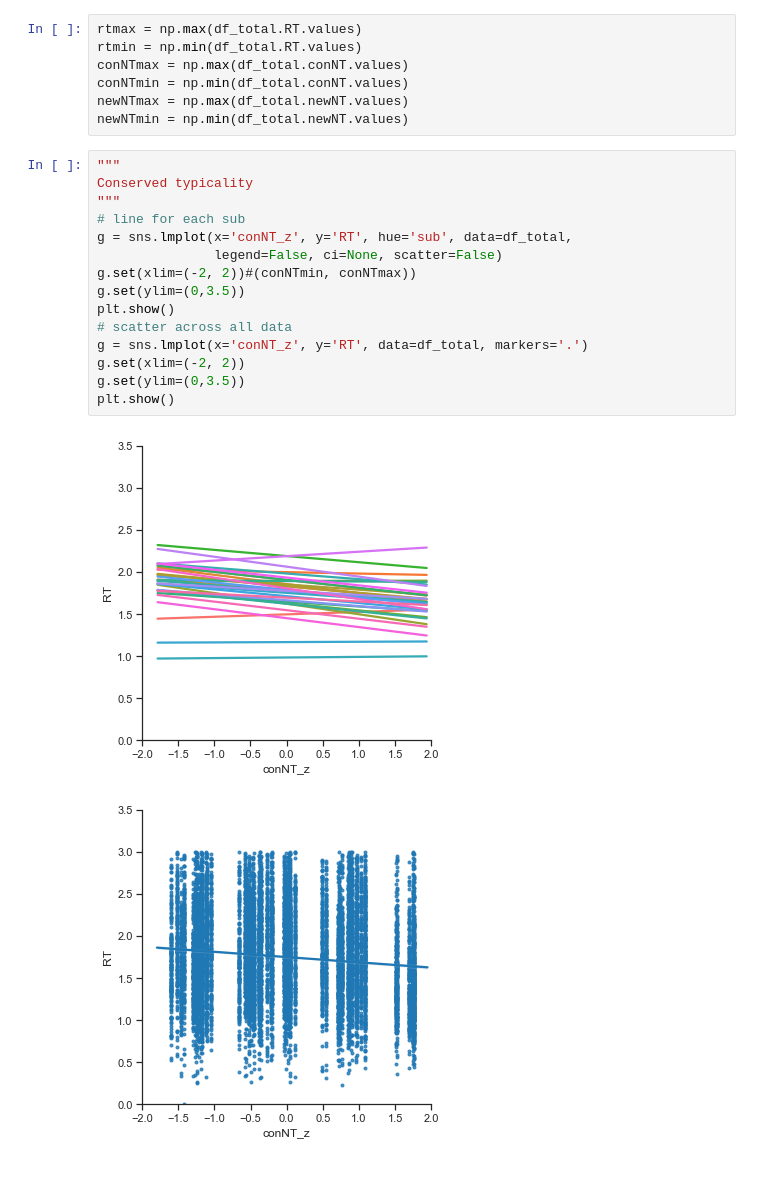
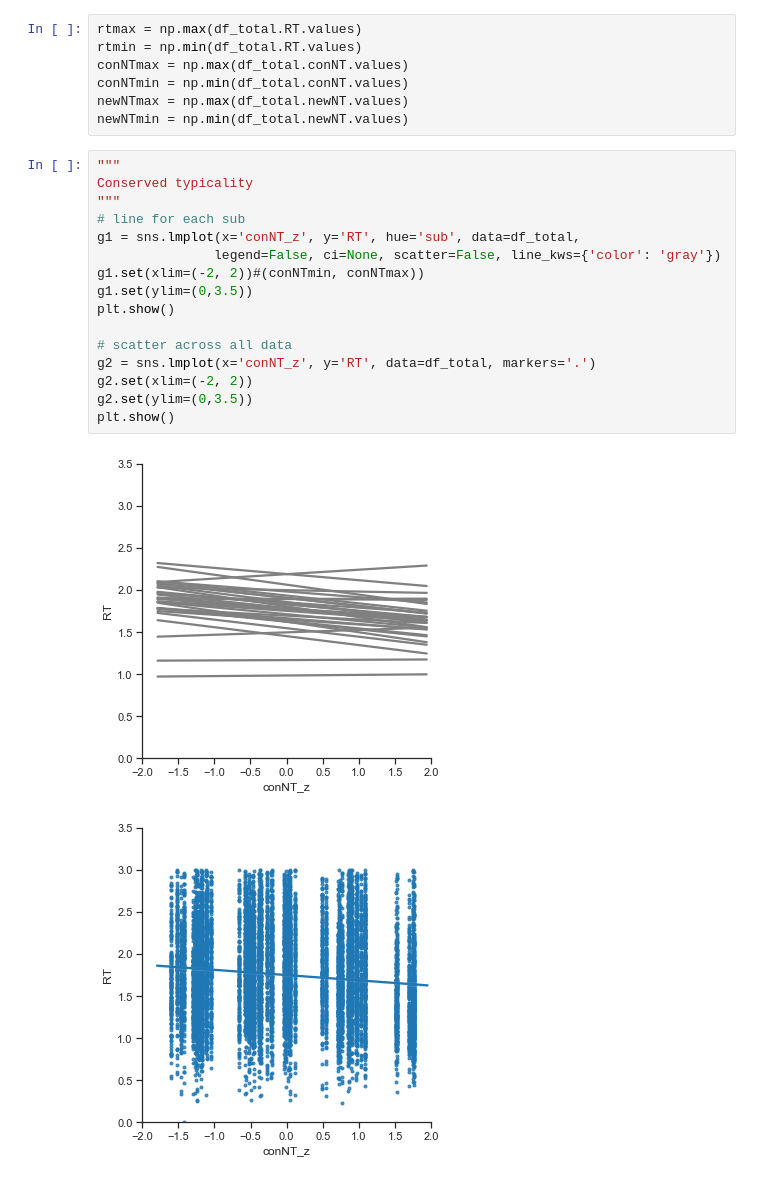
Before and after one commit to oliver-contier/ri_hmax, a Jupyter notebook: data_exploration.ipynb, the cells around one changed output. Drawn from its saved outputs; the diff is of its cells as text.

```diff
--- a/data_exploration.ipynb
+++ b/data_exploration.ipynb
@@ -919,20 +919,21 @@ newNTmin = np.min(df_total.newNT.values)
 # %%
 """
 Conserved typicality
 """
 # line for each sub
-g = sns.lmplot(x='conNT_z', y='RT', hue='sub', data=df_total,
-               legend=False, ci=None, scatter=False)
-g.set(xlim=(-2, 2))#(conNTmin, conNTmax))
-g.set(ylim=(0,3.5))
+g1 = sns.lmplot(x='conNT_z', y='RT', hue='sub', data=df_total,
+               legend=False, ci=None, scatter=False, line_kws={'color': 'gray'})
+g1.set(xlim=(-2, 2))#(conNTmin, conNTmax))
+g1.set(ylim=(0,3.5))
 plt.show()
+
 # scatter across all data
-g = sns.lmplot(x='conNT_z', y='RT', data=df_total, markers='.')
-g.set(xlim=(-2, 2))
-g.set(ylim=(0,3.5))
+g2 = sns.lmplot(x='conNT_z', y='RT', data=df_total, markers='.')
+g2.set(xlim=(-2, 2))
+g2.set(ylim=(0,3.5))
 plt.show()
 # %% [output]
-[figure, old version]
+[figure, new version]
 [figure]
 # %%
 """
```
Also changed, not shown: parts of 4 cells of this notebook, 3 other files.
